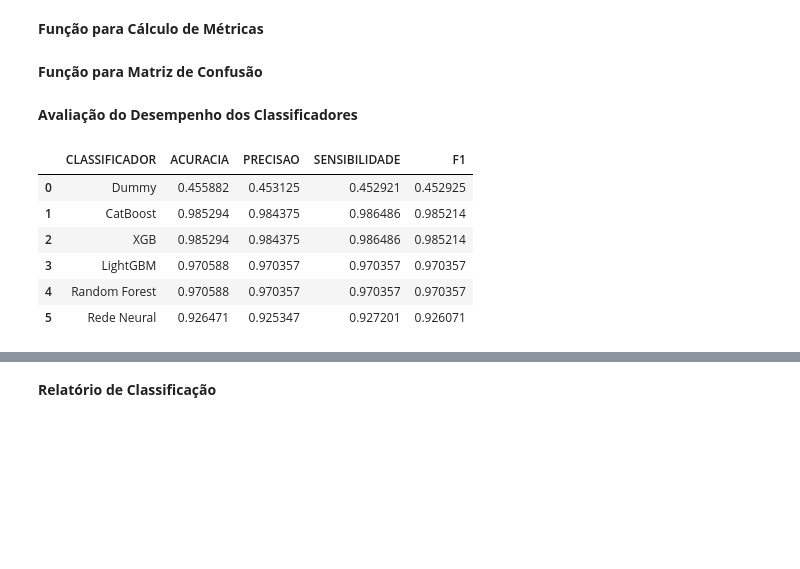
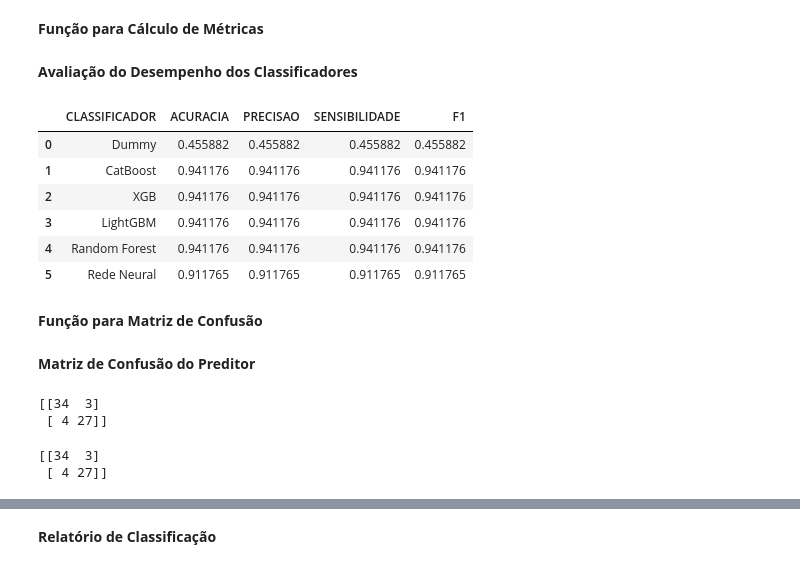
Before and after one commit to inf032/introducaoML, a Jupyter notebook: Farm03.Metricas.ipynb, the cells around one changed output, grey strips where cells are left out. Saved outputs shown, nothing was run; the diff lists cells and outputs as text; code cells hidden in the pictures; blank space fills up the shorter version.

```diff
--- a/Farm03.Metricas.ipynb
+++ b/Farm03.Metricas.ipynb
@@ -210,6 +216,29 @@ def print_confusion_matrix(model, X_test, y_true) :
   y_pred = model.predict(X_test)
   cm = confusion_matrix(y_test, y_true)
   print(cm)
+# %% [markdown]
+**Avaliação do Desempenho dos Classificadores**
+# %%
+resultados = []
+
+for nome, classificador in zip(nomes, classificadores) :
+    model = Pipeline(steps=[('transformer', transformer),
+                            ('classificador', classificador)]).fit(X_train, y_train)
+
+    acuracia, precisao, sensibilidade, f1 = calcular_metricas(model, X_test, y_test)
+    resultados.append([nome, acuracia, precisao, sensibilidade, f1])
+
+dfResultados = pd.DataFrame(resultados, columns = ['CLASSIFICADOR', 'ACURACIA', 'PRECISAO', 'SENSIBILIDADE', 'F1'])
+
+dfResultados
+# %% [output]
+|  | CLASSIFICADOR | ACURACIA | PRECISAO | SENSIBILIDADE | F1 |
+| 0 | Dummy | 0.455882 | 0.455882 | 0.455882 | 0.455882 |
+| 1 | CatBoost | 0.941176 | 0.941176 | 0.941176 | 0.941176 |
+| 2 | XGB | 0.941176 | 0.941176 | 0.941176 | 0.941176 |
+| 3 | LightGBM | 0.941176 | 0.941176 | 0.941176 | 0.941176 |
+| 4 | Random Forest | 0.941176 | 0.941176 | 0.941176 | 0.941176 |
+| 5 | Rede Neural | 0.911765 | 0.911765 | 0.911765 | 0.911765 |
 # %% [markdown]
 **Função para Matriz de Confusão**
 # %%
@@ -224,27 +253,21 @@ def graph_confusion_matrix(model, X_test, y_true) :
   y_pred = model.predict(X_test)
   cm = confusion_matrix(y_true, y_pred)
   print(cm)
-# %% [markdown]
-**Avaliação do Desempenho dos Classificadores**
-# %%
-resultados = []
-
-for nome, classificador in zip(nomes, classificadores) :
-    model = Pipeline(steps=[('step_one', col_transformer), ('ss',  StandardScaler()),
-                           ('imputer', ImputerWithMissingMark()), ('classificador', classificador)]).fit(X_train, y_train)
-
-    y_pred = model.predict(X_test)
-    acuracia, precisao, sensibilidade, f1 = calcular_metricas(model, X_test, y_test)
-    resultados.append([nome, acuracia, precisao, sensibilidade, f1])
-
-dfResultados = pd.DataFrame(resultados, columns = ['CLASSIFICADOR', 'ACURACIA', 'PRECISAO', 'SENSIBILIDADE', 'F1'])
-
-dfResultados
-# %% [output]
-|  | CLASSIFICADOR | ACURACIA | PRECISAO | SENSIBILIDADE | F1 |
-| 0 | Dummy | 0.455882 | 0.453125 | 0.452921 | 0.452925 |
-| 1 | CatBoost | 0.985294 | 0.984375 | 0.986486 | 0.985214 |
-| 2 | XGB | 0.985294 | 0.984375 | 0.986486 | 0.985214 |
-| 3 | LightGBM | 0.970588 | 0.970357 | 0.970357 | 0.970357 |
-| 4 | Random Forest | 0.970588 | 0.970357 | 0.970357 | 0.970357 |
-| 5 | Rede Neural | 0.926471 | 0.925347 | 0.927201 | 0.926071 |
+# %% [markdown]
+**Matriz de Confusão do Preditor**
+# %%
+#classificador = MLPClassifier(max_iter=650)
+
+classificador = RandomForestClassifier(random_state=SEED)
+model = Pipeline(steps=[('transformer', transformer),
+                        ('classificador', classificador)]).fit(X_train, y_train)
+
+print_confusion_matrix(model, X_test, y_test)
+# %% [output]
+[[34  3]
+ [ 4 27]]
+# %%
+print_confusion_matrix(model, X_test, y_test)
+# %% [output]
+[[34  3]
+ [ 4 27]]
```
Also changed, not shown: parts of 17 cells of this notebook.
